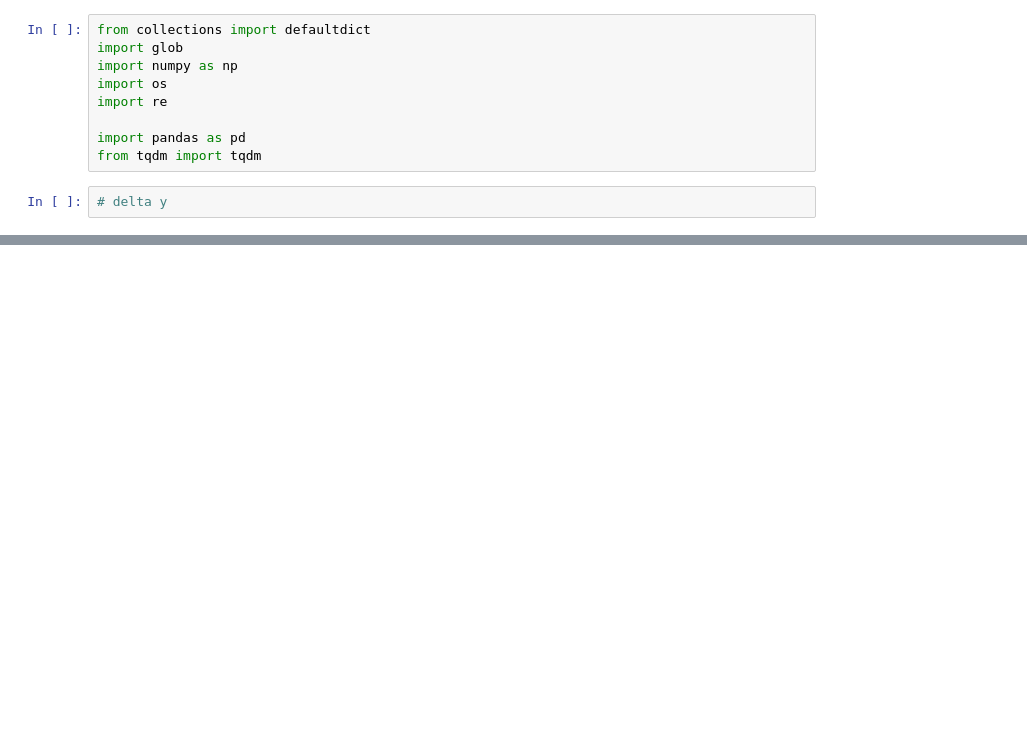
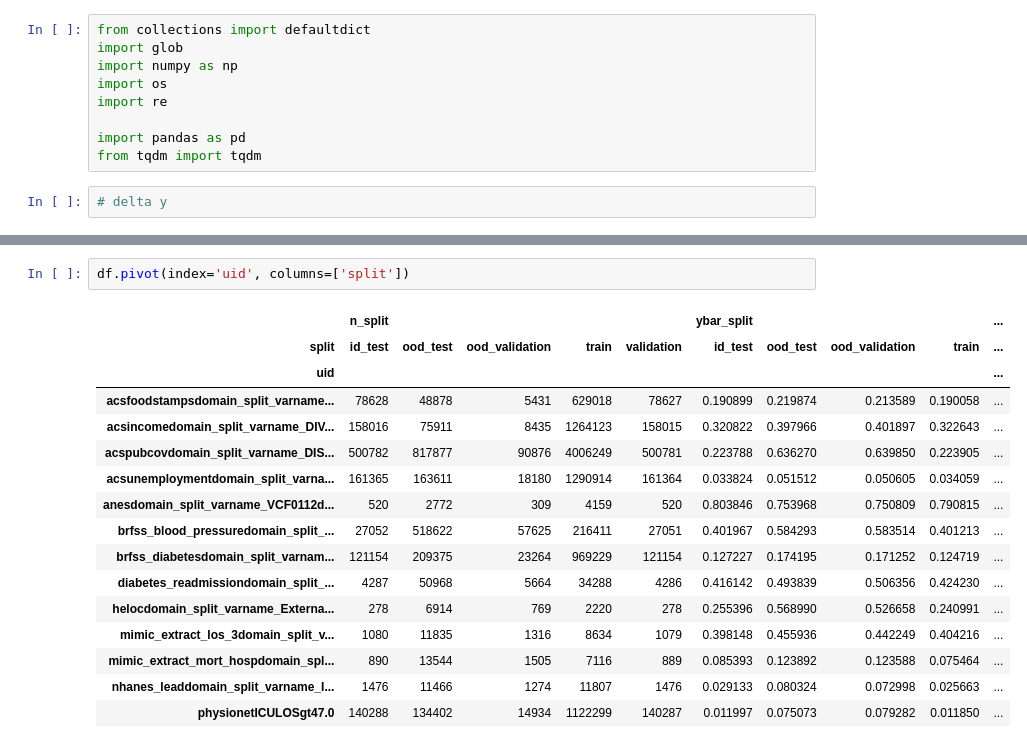
Before and after one commit to webzerg/tableshift, a Jupyter notebook: notebooks/compute_shift_deltas.ipynb, the cells around one changed output, grey strips where cells are left out. Saved outputs shown, nothing was run; the diff lists cells and outputs as text; blank space fills up the shorter version.

```diff
--- a/notebooks/compute_shift_deltas.ipynb
+++ b/notebooks/compute_shift_deltas.ipynb
@@ -50,0 +76,19 @@ pd.DataFrame(results, columns=['uid', 'split', 'n_split', 'ybar_split'])
+# %%
+df.pivot(index='uid', columns=['split'])
+# %% [output]
+|  | n_split |  |  |  |  | ybar_split |  |  |  | ... |
+| split | id_test | ood_test | ood_validation | train | validation | id_test | ood_test | ood_validation | train | ... |
+| uid |  |  |  |  |  |  |  |  |  | ... |
+| acsfoodstampsdomain_split_varname... | 78628 | 48878 | 5431 | 629018 | 78627 | 0.190899 | 0.219874 | 0.213589 | 0.190058 | ... |
+| acsincomedomain_split_varname_DIV... | 158016 | 75911 | 8435 | 1264123 | 158015 | 0.320822 | 0.397966 | 0.401897 | 0.322643 | ... |
+| acspubcovdomain_split_varname_DIS... | 500782 | 817877 | 90876 | 4006249 | 500781 | 0.223788 | 0.636270 | 0.639850 | 0.223905 | ... |
+| acsunemploymentdomain_split_varna... | 161365 | 163611 | 18180 | 1290914 | 161364 | 0.033824 | 0.051512 | 0.050605 | 0.034059 | ... |
+| anesdomain_split_varname_VCF0112d... | 520 | 2772 | 309 | 4159 | 520 | 0.803846 | 0.753968 | 0.750809 | 0.790815 | ... |
+| brfss_blood_pressuredomain_split_... | 27052 | 518622 | 57625 | 216411 | 27051 | 0.401967 | 0.584293 | 0.583514 | 0.401213 | ... |
+| brfss_diabetesdomain_split_varnam... | 121154 | 209375 | 23264 | 969229 | 121154 | 0.127227 | 0.174195 | 0.171252 | 0.124719 | ... |
+| diabetes_readmissiondomain_split_... | 4287 | 50968 | 5664 | 34288 | 4286 | 0.416142 | 0.493839 | 0.506356 | 0.424230 | ... |
+| helocdomain_split_varname_Externa... | 278 | 6914 | 769 | 2220 | 278 | 0.255396 | 0.568990 | 0.526658 | 0.240991 | ... |
+| mimic_extract_los_3domain_split_v... | 1080 | 11835 | 1316 | 8634 | 1079 | 0.398148 | 0.455936 | 0.442249 | 0.404216 | ... |
+| mimic_extract_mort_hospdomain_spl... | 890 | 13544 | 1505 | 7116 | 889 | 0.085393 | 0.123892 | 0.123588 | 0.075464 | ... |
+| nhanes_leaddomain_split_varname_I... | 1476 | 11466 | 1274 | 11807 | 1476 | 0.029133 | 0.080324 | 0.072998 | 0.025663 | ... |
+| physionetICULOSgt47.0 | 140288 | 134402 | 14934 | 1122299 | 140287 | 0.011997 | 0.075073 | 0.079282 | 0.011850 | ... |
```
Also changed, not shown: parts of 13 cells of this notebook, 1 other file.
